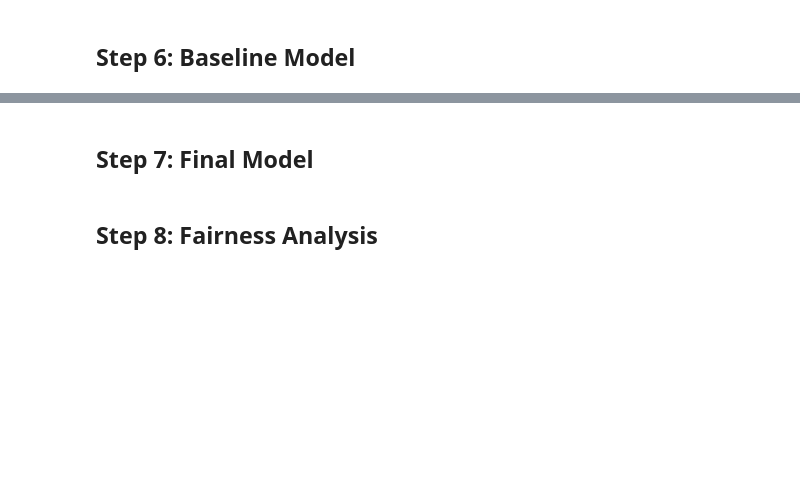
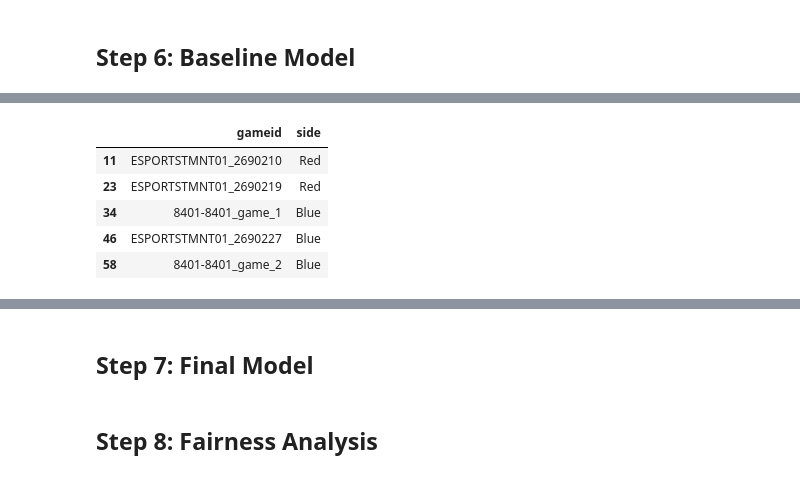
Before and after one commit to spattapu1/LoL-Statistical-Analysis, a Jupyter notebook: finalproject.ipynb, the cells around one changed output, grey strips where cells are left out. Cells and saved outputs as stored; diff of their text form; code cells hidden in the pictures; blank space fills up the shorter version.

```diff
--- a/finalproject.ipynb
+++ b/finalproject.ipynb
@@ -195,0 +208,10 @@ len(unique_games)
+# %%
+winners = teams[teams['result'] == 1][['gameid', 'side']]
+winners.head()
+# %% [output]
+|  | gameid | side |
+| 11 | ESPORTSTMNT01_2690210 | Red |
+| 23 | ESPORTSTMNT01_2690219 | Red |
+| 34 | 8401-8401_game_1 | Blue |
+| 46 | ESPORTSTMNT01_2690227 | Blue |
+| 58 | 8401-8401_game_2 | Blue |
```
Also changed, not shown: parts of 7 cells of this notebook.
